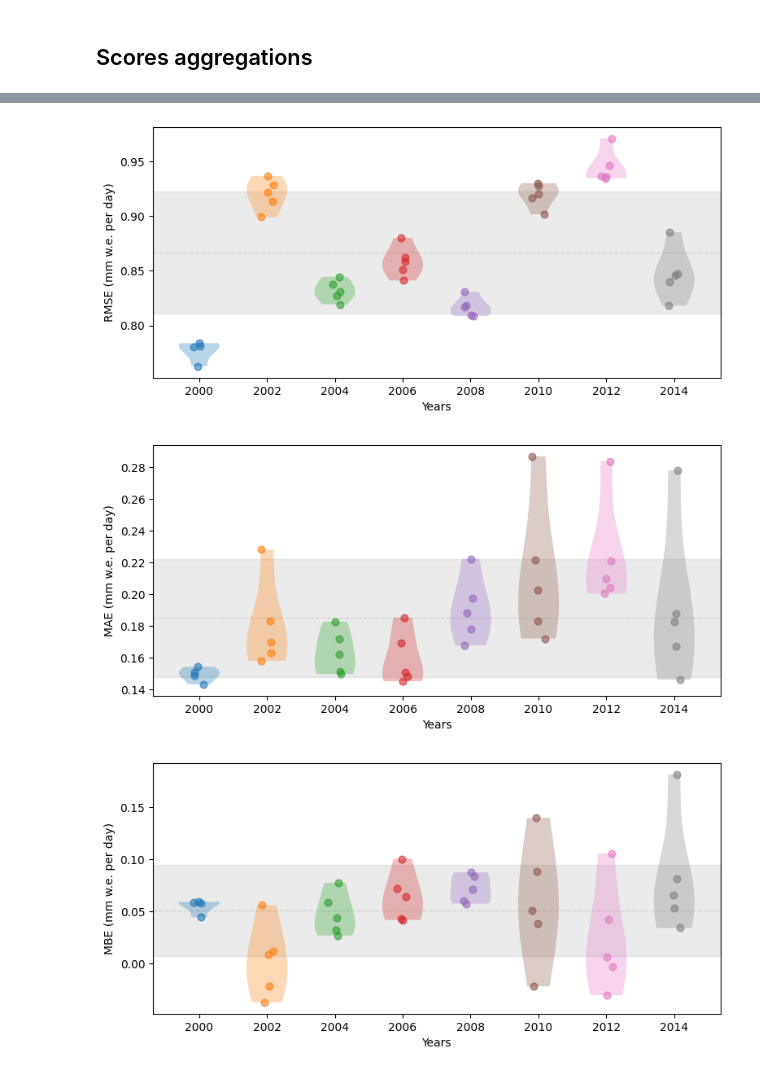
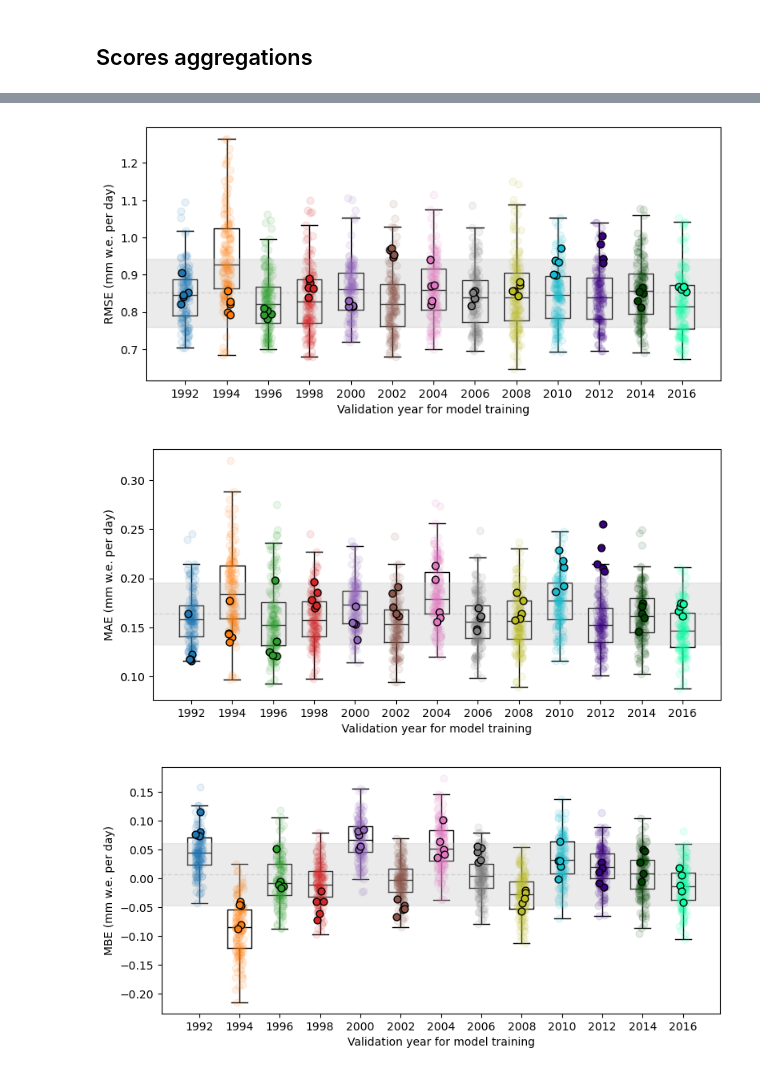
Before and after one commit to eschlager/MeltEmulationRobustness, a Jupyter notebook: eval_transferability/crossval_erainterim_alldata.ipynb, the cells around one changed output, grey strips where cells are left out. Saved outputs shown, nothing was run; the diff lists cells and outputs as text; code cells hidden in the pictures.

Commit message:
add figures for scores aggregated per years or models

```diff
--- a/eval_transferability/crossval_erainterim_alldata.ipynb
+++ b/eval_transferability/crossval_erainterim_alldata.ipynb
@@ -3,6 +3,7 @@
 # %%
 import os
 import sys
+
 
 import numpy as np
 import pandas as pd
@@ -16,5 +17,5 @@ base_dir = os.path.dirname(os.path.abspath('')).split(os.sep + 'eval_transferabi
 sys.path.append(os.path.sep.join([base_dir , 'src']))
 from help_fcts import get_rmse, get_mae, get_mbe, get_r2, calc_anomaly
 
-fig_dir = os.path.sep.join([base_dir, 'figures_transf', 'ERAI_stabilizedtraining'])
+fig_dir = os.path.sep.join([base_dir, 'figures_transf', 'ERAI'])
 os.makedirs(fig_dir, exist_ok=True)
@@ -24,12 +64,18 @@ chunking = {'time': -1, 'y': -1, 'x': -1}
 pred_dir = os.path.sep.join([base_dir, 'output', 'crossval_ERAI_modularNNEBM'])
 pred_dir = os.path.sep.join([base_dir, 'output', 'crossval_CESM2_modularNNEBM_mse'])
 pred_dir = os.path.sep.join([base_dir, 'output', 'crossval_ERAI_modularNNEBM_stabilized'])
+pred_dir = '/dmidata/projects/smb_and_polar_rcm/elkesc/output/Crossval/crossval_ERAI_modularNNEBM/'
+
+# # load climatology of true melt
+# ds_clim = xr.open_dataset(os.path.sep.join([base_dir, 'data', 'interim', 'ERAI', 'HIRHAM5', 'firnpack', 'climat_snmel_1990-2013_smoothed15.nc']))
+# #ds_clim = xr.open_dataset(os.path.sep.join([base_dir, 'data', 'interim', 'CESM2', 'HIRHAM5', 'firnpack', 'climat_1990-2013_smoothed15.nc']))
+# snmel_clim = ds_clim['snmel']#.sel(x=ds_pred['x'], y=ds_pred['y'])
+# snmel_clim
 
 
-# load climatology of true melt
-#ds_clim = xr.open_dataset(os.path.sep.join([base_dir, 'data', 'interim', 'ERAI', 'HIRHAM5', 'firnpack', 'climat_snmel_1990-2013_smoothed15.nc']))
-ds_clim = xr.open_dataset(os.path.sep.join([base_dir, 'data', 'interim', 'CESM2', 'HIRHAM5', 'firnpack', 'climat_1990-2013_smoothed15.nc']))
-snmel_clim = ds_clim['snmel']#.sel(x=ds_pred['x'], y=ds_pred['y'])
+ds_clim = xr.open_dataset(os.path.sep.join([base_dir, 'data', 'interim', 'ERAI', 'HIRHAM5', 'firnpack', 'climat_snmel_1990-2013.nc']))
+ds_clim_15 = calc_smoothed_climatology(ds_clim, rolling_window=15)
+snmel_clim = ds_clim_15['snmel']
 snmel_clim
 # %% [output]
 <xarray.DataArray 'snmel' (time: 366, y: 602, x: 402)> Size: 354MB
@@ -274,45 +270,42 @@ stats_all
 # %%
 import seaborn as sns
 cmap = mcolors.ListedColormap(cc.glasbey_category10)
 colors = cmap.colors
 
 for metric_to_plot in ['RMSE', 'MAE', 'MBE', 'R2', 'R2_anomalies']:
     fig, ax = plt.subplots(figsize=(9,4))
     ax.axhline(y=stats_all[metric_to_plot]['mean'], color='silver', alpha=0.6, linestyle='--', linewidth=1, zorder=-5)
     ax.axhspan(ymin=stats_all[metric_to_plot]['mean']-stats_all[metric_to_plot]['std'], ymax=stats_all[metric_to_plot]['mean']+stats_all[metric_to_plot]['std'],
                color='silver', alpha=0.3)
-    for i,bb in enumerate(years):
-        dff = df_per_year.xs(bb, level='year')[metric_to_plot]
-        dff_train = dff.loc[:2014].dropna()
-        #ax.boxplot(dff_train.values, positions=[i], widths=0.6)
-        #vp = ax.violinplot(data=dff_train, inner="point", density_norm="count")
-        vp = ax.violinplot(dff_train.values, positions=[i], widths=0.6, showmedians=False, showextrema=False)
-        for pc in vp['bodies']:
-            pc.set_facecolor(colors[i])
-            pc.set_alpha(0.3)  # 0.5 = 50% transparent
-        plt.scatter((np.random.rand(len(dff_train)))*0.2+i-0.1, dff_train.values, s=40, color=colors[i], linewidth=None, alpha=0.6)
+    for i,bb in enumerate(valyears):
+        dff = df_per_year.xs(bb, level='valyear')[metric_to_plot]
 
-        # plt.scatter(i-0.1, dff[2015], marker='D', color=colors[i], edgecolor='k', s=35, linewidth=.5, label='2015')
-        # plt.scatter(i+0.1, dff[2014], marker='X', color=colors[i], edgecolor='k', s=50, linewidth=.5, label='2014')
-        # plt.scatter(i, dff[2016], marker='*', color='k', edgecolor='k', s=70, linewidth=.5, label='2016')
+        # vp = ax.violinplot(dff.values, positions=[i], widths=0.6, showmedians=False, showextrema=False)
+        # for pc in vp['bodies']:
+        #     pc.set_facecolor(colors[i])
+        #     pc.set_alpha(0.3)  # 0.5 = 50% transparent
+        vp = sns.boxplot(dff.values, positions=[i], showfliers=False, widths=0.6, fill=False, color='k', linewidth=1, ax=ax, zorder=-1)
 
-        ax.set_xticks(np.arange(len(years)))
-        ax.set_xticklabels(years)
+        dff_train = dff[dff.index.get_level_values('appliedyear') != bb]
+        plt.scatter((np.random.rand(len(dff_train)))*0.2+i-0.1, dff_train.values, s=40, color=colors[i], alpha=0.1)
 
+        dff_val = dff[dff.index.get_level_values('appliedyear') == bb]
+        plt.scatter((np.random.rand(len(dff_val)))*0.2+i-0.1, dff_val.values, s=40, color=colors[i], edgecolor='k', linewidth=1)
 
-        ax.set_xticks(np.arange(len(years)))
-        ax.set_xticklabels(years)
+        ax.set_xticks(np.arange(len(valyears)))
+        ax.set_xticklabels(valyears)
+
         if metric_to_plot=='R2':
             ax.set_ylabel('R$²$')
         elif metric_to_plot=='R2_anomalies':
             ax.set_ylabel('R$²_{anom}$')
         else:
             ax.set_ylabel(metric_to_plot+' (mm w.e. per day)')
-        ax.set_xlabel('Years')
-        fig.savefig(os.path.sep.join([fig_dir, f"crossval_violinplot{metric_to_plot}.png"]), bbox_inches='tight', dpi=200)
+        ax.set_xlabel('Validation year for model training')
+        fig.savefig(os.path.sep.join([fig_dir, f"crossval_per_model_{metric_to_plot}.png"]), bbox_inches='tight', dpi=200)
 
     plt.show()
 # %% [output]
-[figure, old version]
+[figure, new version]
-[figure, old version]
+[figure, new version]
-[figure, old version]
+[figure, new version]
```
Also changed, not shown: parts of 19 cells of this notebook.
